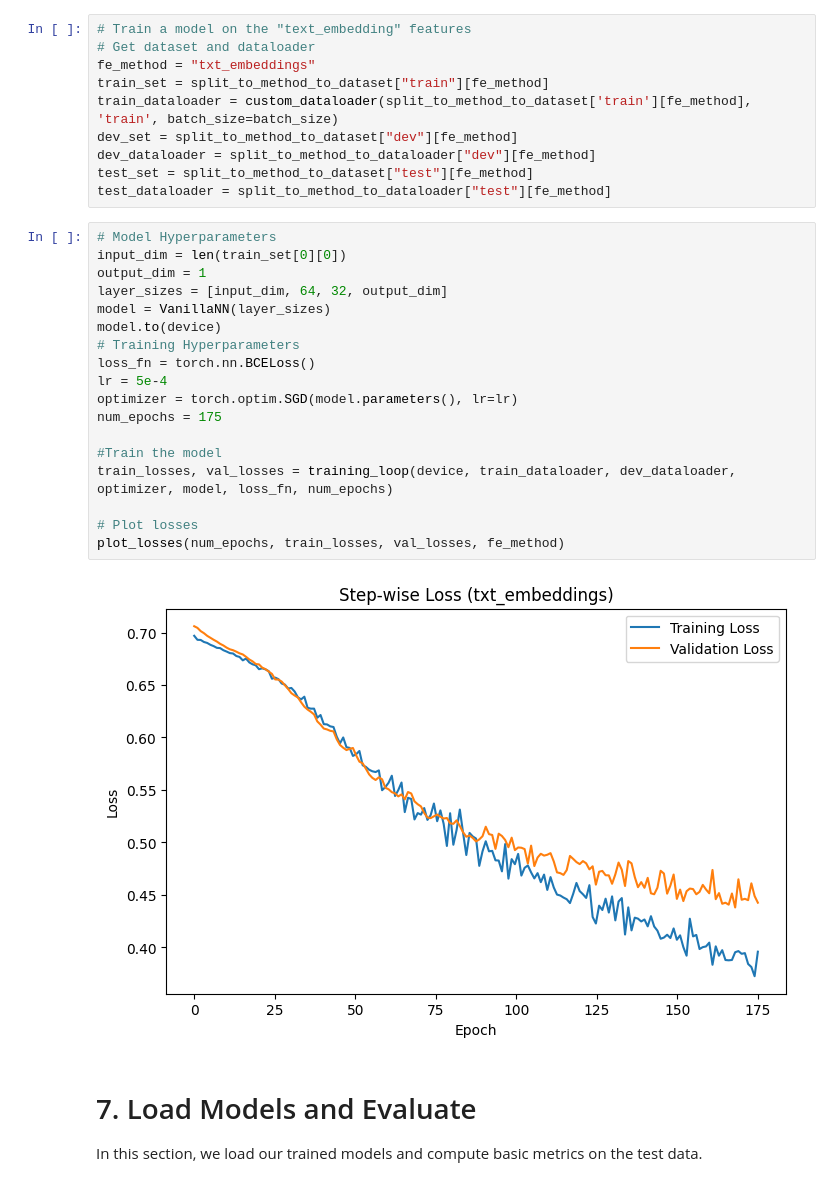
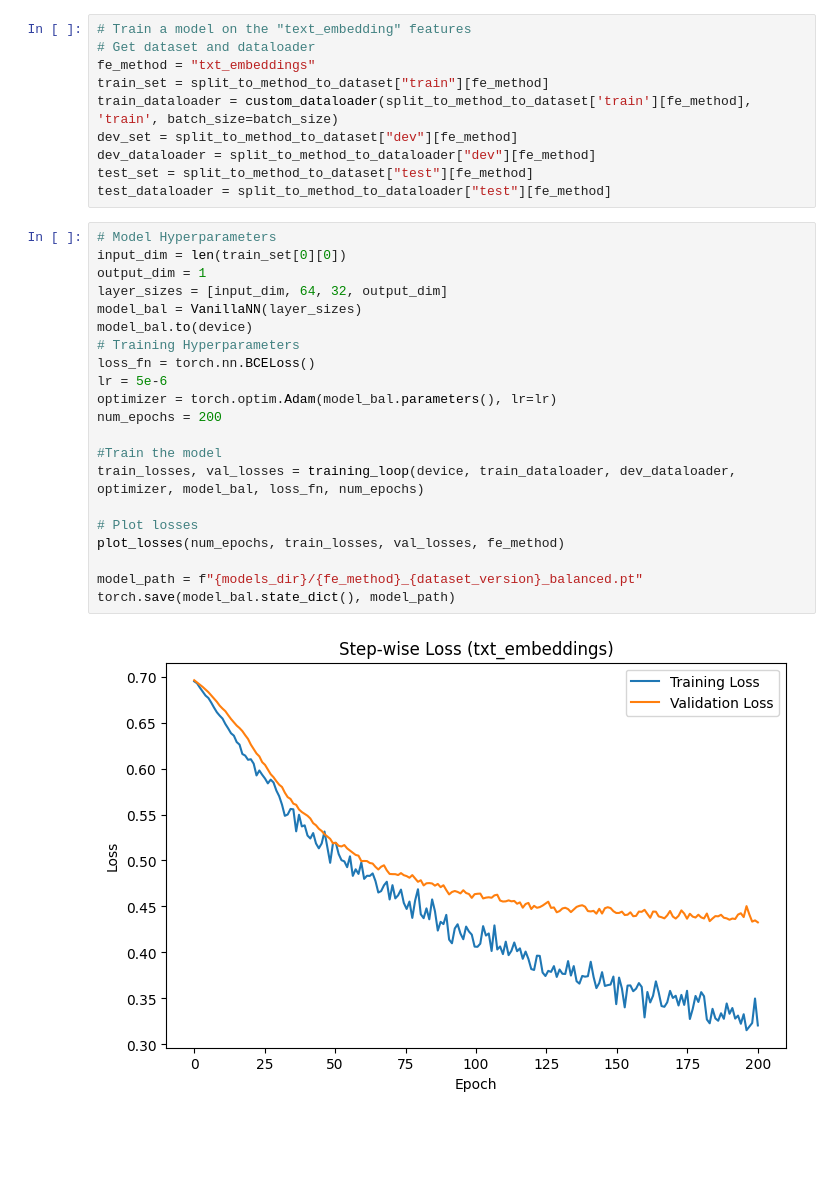
Before and after one commit to jelmis/check-worthiness, a Jupyter notebook: prototyping/CIMC-xx-balanced_data_loader/main.ipynb, the cells around one changed output. Saved outputs shown, nothing was run; the diff lists cells and outputs as text; blank space fills up the shorter version.

Commit message:
Added analysis on balanced batches

```diff
--- a/prototyping/CIMC-xx-balanced_data_loader/main.ipynb
+++ b/prototyping/CIMC-xx-balanced_data_loader/main.ipynb
@@ -242,23 +317,23 @@ test_dataloader = split_to_method_to_dataloader["test"][fe_method]
 # %%
 # Model Hyperparameters
 input_dim = len(train_set[0][0])
 output_dim = 1
 layer_sizes = [input_dim, 64, 32, output_dim]
-model = VanillaNN(layer_sizes)
-model.to(device)
+model_bal = VanillaNN(layer_sizes)
+model_bal.to(device)
 # Training Hyperparameters
 loss_fn = torch.nn.BCELoss()
-lr = 5e-4
-optimizer = torch.optim.SGD(model.parameters(), lr=lr)
-num_epochs = 175
+lr = 5e-6
+optimizer = torch.optim.Adam(model_bal.parameters(), lr=lr)
+num_epochs = 200
 
 #Train the model
-train_losses, val_losses = training_loop(device, train_dataloader, dev_dataloader, optimizer, model, loss_fn, num_epochs)
+train_losses, val_losses = training_loop(device, train_dataloader, dev_dataloader, optimizer, model_bal, loss_fn, num_epochs)
 
 # Plot losses
 plot_losses(num_epochs, train_losses, val_losses, fe_method)
+
+model_path = f"{models_dir}/{fe_method}_{dataset_version}_balanced.pt"
+torch.save(model_bal.state_dict(), model_path)
 # %% [output]
-[figure, old version]
+[figure, new version]
-# %% [markdown]
-# 7. Load Models and Evaluate
-In this section, we load our trained models and compute basic metrics on the test data.
```
Also changed, not shown: parts of 11 cells of this notebook, 1 other file.
